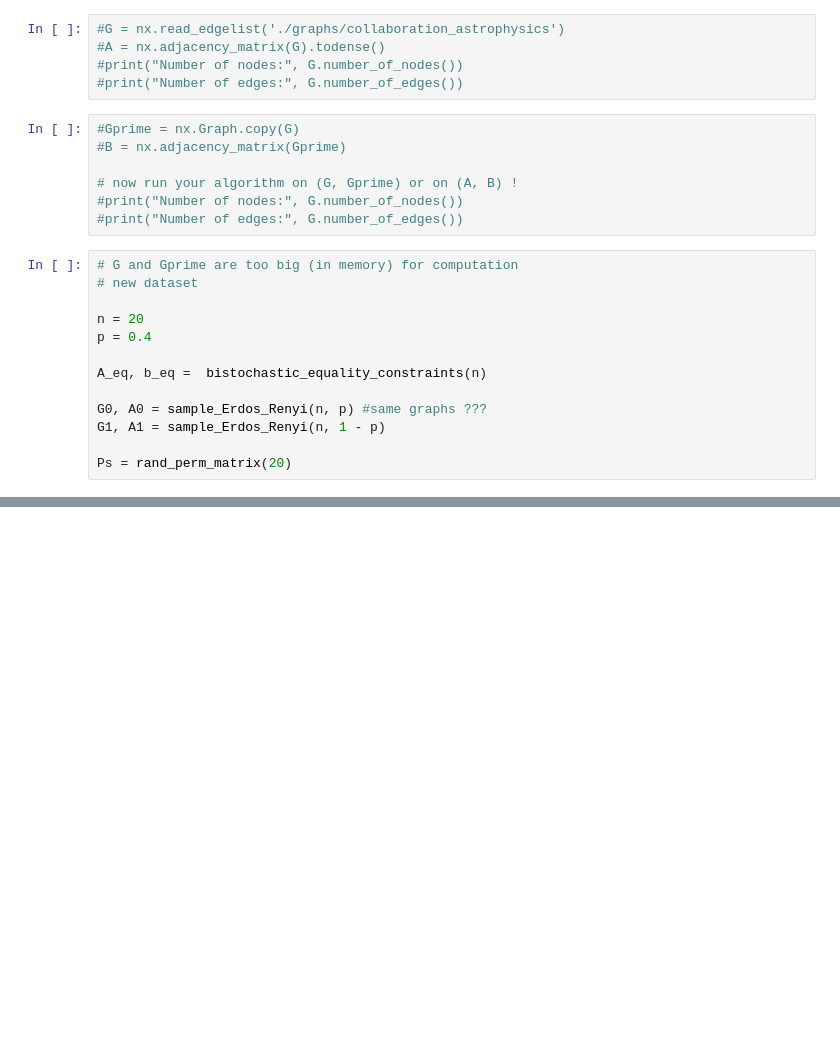
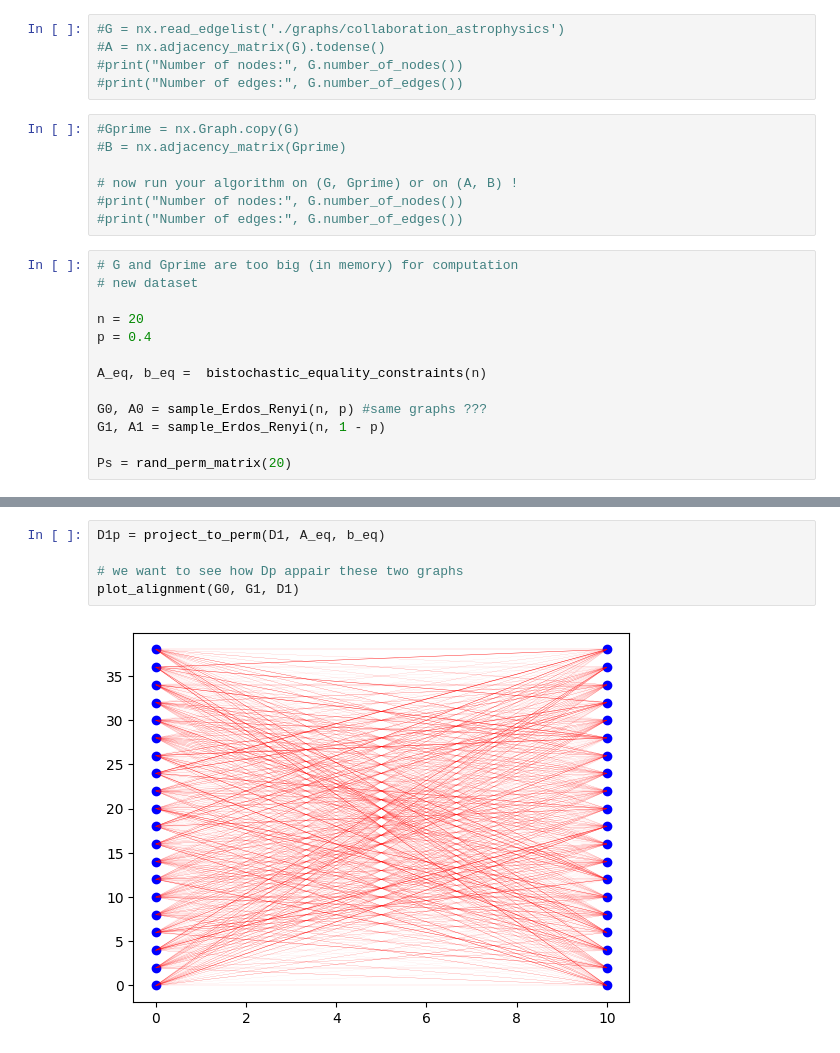
Before and after one commit to jakobmaier-eu/graph-gromov, a Jupyter notebook: testing_algorithms.ipynb, the cells around one changed output, grey strips where cells are left out. Drawn from its saved outputs; the diff is of its cells as text; blank space fills up the shorter version.

```diff
--- a/testing_algorithms.ipynb
+++ b/testing_algorithms.ipynb
@@ -74 +79,8 @@ plot_alignment(G0,G1, Dp)
+# %%
+D1p = project_to_perm(D1, A_eq, b_eq)
+
+# we want to see how Dp appair these two graphs
+plot_alignment(G0, G1, D1)
+# %% [output]
+[figure, added]
 # %%
```
Also changed, not shown: parts of 7 cells of this notebook, 2 other files.
